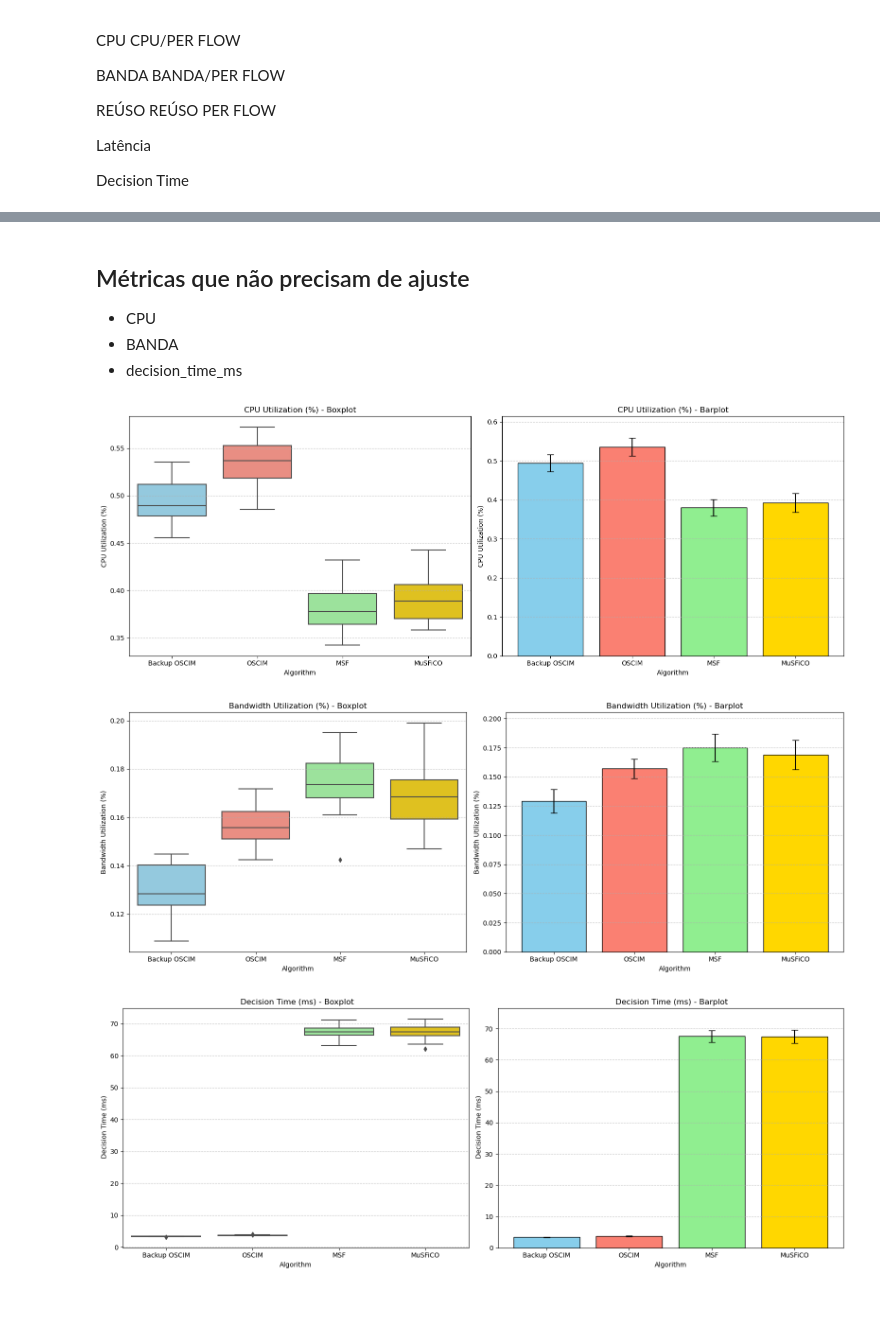
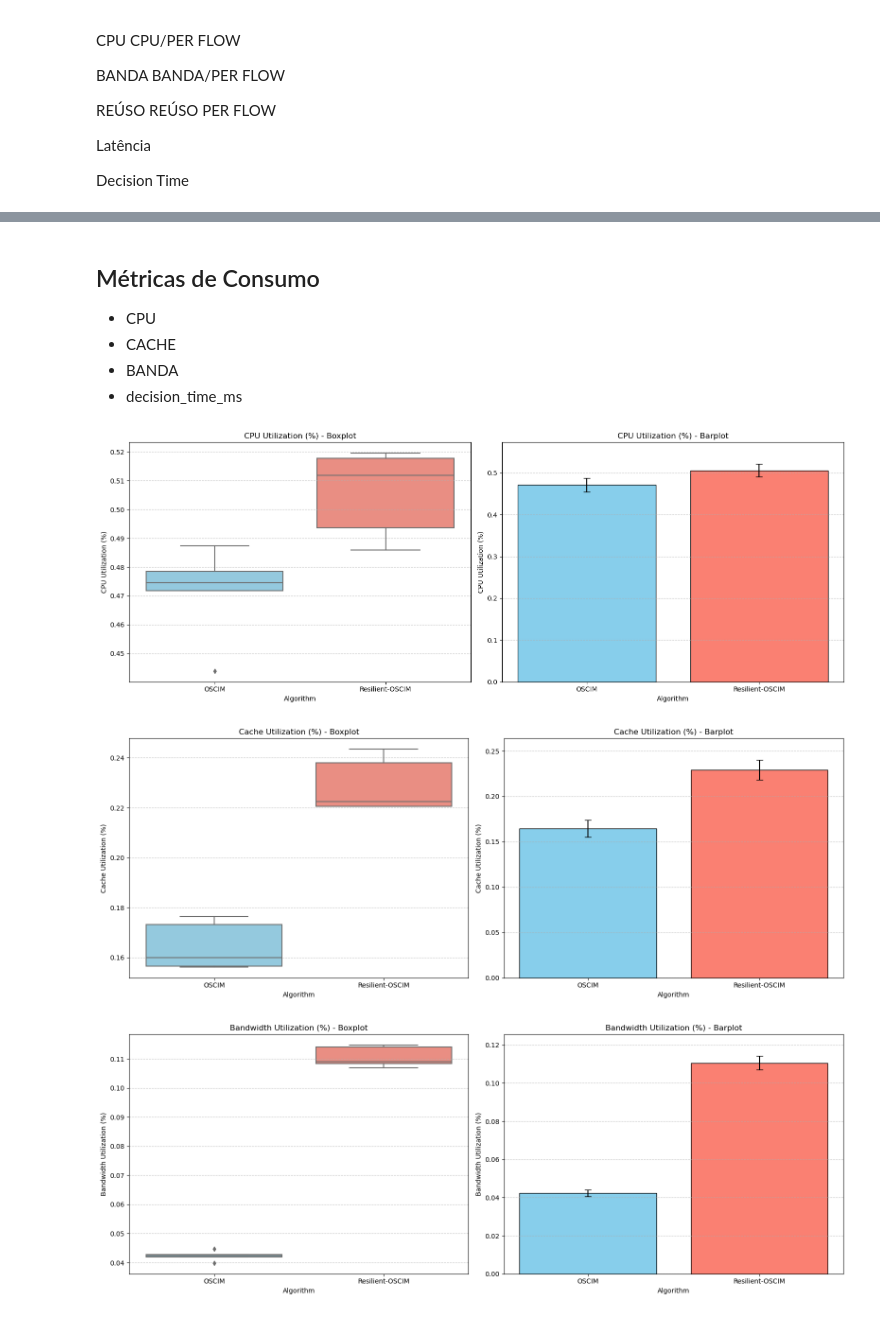
Before and after one commit to FialhoSJ/multi-user-sfc, a Jupyter notebook: plots/2024/muar_and_resilience.ipynb, the cells around one changed output, grey strips where cells are left out. Drawn from its saved outputs; the diff is of its cells as text; code cells hidden in the pictures.

```diff
--- a/plots/2024/muar_and_resilience.ipynb
+++ b/plots/2024/muar_and_resilience.ipynb
@@ -64,10 +59,7 @@ def collect_data_from_alg_directory(results_flows_directories, metricas_coleta):
         simulacoes_okays = 0
         simu_exec_name = alg_dir.split('/')[-1].split('_')
 
-        if simu_exec_name [2] == 'backup':
-            alg_name = 'goku_backup'
-        else:
-            alg_name = simu_exec_name[1].split(f'\\')[1]
+        alg_name = simu_exec_name[1].split(f'\\')[1]
 
         if alg_name == 'g':
             alg_name = 'Greedy'
@@ -77,8 +69,8 @@ def collect_data_from_alg_directory(results_flows_directories, metricas_coleta):
             alg_name = 'MSF'
         if alg_name == 'goku':
             alg_name = 'OSCIM'
-        if alg_name == 'goku_backup':
-            alg_name = 'Backup OSCIM'
+        if alg_name == 'vegeta':
+            alg_name = 'Resilient-OSCIM'
         if alg_name == 'musfico':
             alg_name = 'MuSFiCO'
 
@@ -134,19 +126,14 @@ def collect_data_from_alg_directory(results_flows_directories, metricas_coleta):
 # %%
 metricas_coleta = [
     "time_seconds",
+    "success",
+    "latency",
     "cpu_utilization",
+    "cache_utilization",
     "bandwidth_utilization",
-    "latency",
     "decision_time_ms",
-    "success",
     "sfc_id",
-    "crash_moment",
-    "recovery_time",
-    "sfc_recovered",
-    "running_sfcs",
-    "running_players",
-    "running_sessions",
-    "users_crashed","latency_diff","wait_time",'cpu_saved','shared_vnfs','users'
+    "running_sfcs",'cpu_saved','shared_vnfs'
 ]
 
 concatenate_simulation_data = collect_data_from_alg_directory(results_flows_directories, metricas_coleta)
@@ -222,7 +199,7 @@ def plot_metric_by_algorithm(data, metric, title, output_boxplot='boxplot.pdf',
     combined_path = os.path.join(output_folder, output_combined)
 
     # Ordem dos algoritmos e cores correspondentes
-    algorithms_order = ['Backup OSCIM', 'OSCIM', 'MSF', 'MuSFiCO']
+    algorithms_order = ['OSCIM', 'Resilient-OSCIM']
     colors = ['skyblue', 'salmon', 'lightgreen', 'gold', 'plum']
 
     # Criação dos subplots
@@ -487,0 +465,3 @@ concatenate_simulation_data
+# %%
+concatenate_simulation_data['success'] = concatenate_simulation_data['success'].map({True: 1, False: 0})
+concatenate_simulation_data
@@ -488,27 +482,29 @@ concatenate_simulation_data
 # %% [markdown]
-## Métricas que não precisam de ajuste
+## Métricas de Consumo
 - CPU
+- CACHE
 - BANDA
 - decision_time_ms
 # %%
-consume_metrics = concatenate_simulation_data[['cpu_utilization', 'bandwidth_utilization','cpu_saved','shared_vnfs','simulation','decision_time_ms','algorithm']]
+consume_metrics = concatenate_simulation_data[['cpu_utilization', 'bandwidth_utilization','cache_utilization','cpu_saved','shared_vnfs','simulation','decision_time_ms','algorithm']]
 
 df_consume_metrics = consume_metrics.groupby(['algorithm','simulation']).mean().reset_index()
 
 # Lista de métricas e seus títulos correspondentes
 metrics = [
     ('cpu_utilization', 'CPU Utilization (%)'),
+    ('cache_utilization', 'Cache Utilization (%)'),
     ('bandwidth_utilization', 'Bandwidth Utilization (%)'),
-    ('decision_time_ms',' Decision Time (ms)')
-]
+
+    ]
 
 # Loop para gerar gráficos para cada métrica
 for metric, title in metrics:
     boxplot_filename = f'{metric}_boxplot.pdf'
     barplot_filename = f'{metric}_barplot.pdf'
 
     plot_metric_by_algorithm(df_consume_metrics, metric, title, boxplot_filename, barplot_filename)
 # %% [output]
-[figure, old version]
+[figure, new version]
-[figure, old version]
+[figure, new version]
-[figure, old version]
+[figure, new version]
```
Also changed, not shown: parts of 30 cells of this notebook, 22 other files.
